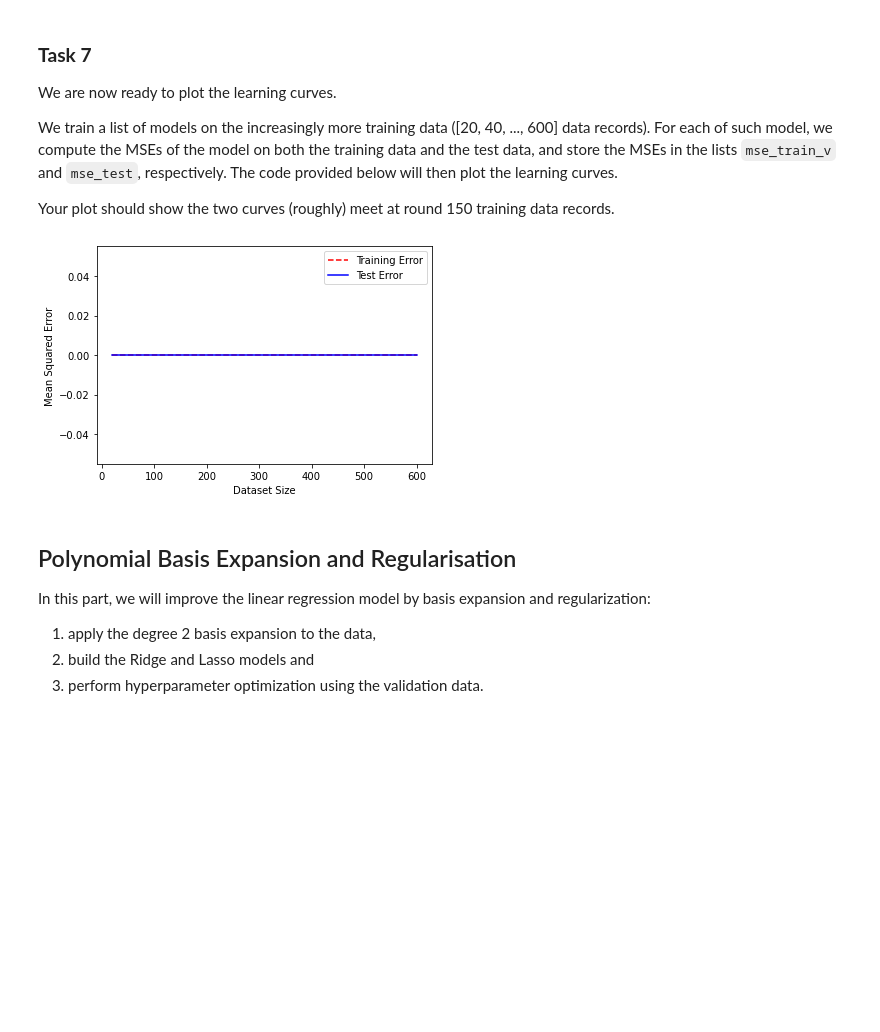
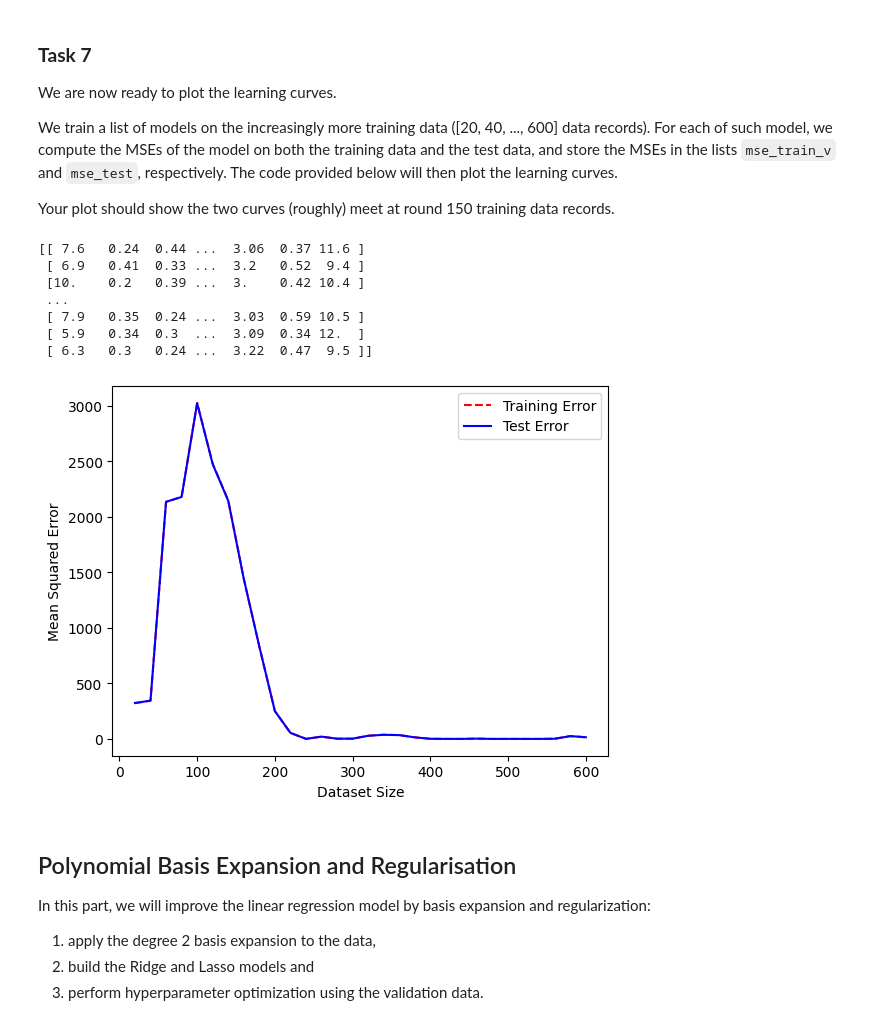
Before and after one commit to radubauzh/DataScience, a Jupyter notebook: Practical_1.ipynb, the cells around one changed output. Saved outputs shown, nothing was run; the diff lists cells and outputs as text; code cells hidden in the pictures; blank space fills up the shorter version.

```diff
--- a/Practical_1.ipynb
+++ b/Practical_1.ipynb
@@ -332,8 +332,13 @@ def train_and_test(X_train, y_train, X_test, y_test):
     ##### YOUR CODE STARTS HERE #######################
     ###################################################
     # Hints: use the functions you have implemented
-    mse_train = 0
-    mse_test = 0
+    X_train_std_n, X_train_mean_n, X_train_std_div_n = standardize_data(X_train)
+    X_test_std_n = (X_test-X_train_mean_n)/X_train_std_div_n
+
+    w_n = least_squares_compute_parameters(X_train_std_n, y_train)
+
+    mse_train = test_predictor(expand_with_ones(X_train_std_n), y_train, lambda x: linear_model_predictor(x, w))
+    mse_test = test_predictor(expand_with_ones(X_test_std_n), y_test, lambda x: linear_model_predictor(x, w))
     return mse_train, mse_test
     ###################################################
     ##### YOUR CODE ENDS HERE #########################
@@ -365,38 +370,44 @@ mse_train_v = []
 mse_test_v = []
 
 TRAINING_SIZE_MAX = 601
 TRAINING_SIZE_MIN = 20
 
 # compute the MSE over data with sizes from TRAINING_SIZE_MIN to TRAINING_SIZE_MAX with increasing step 20
 for train_size in range(TRAINING_SIZE_MIN, TRAINING_SIZE_MAX, 20):
     # TODO:
     #   1. use the first train_size data records from the X_train and y_train as the training data
     #   2. train and compute the MSE on both training and test data using the train_and_test function
     #   3. add the computed MSE to the lists mse_train_v and mse_test_v
     # The code below is just for compilation.
     # You need to replace it by your own code.
     ###################################################
     ##### YOUR CODE STARTS HERE #######################
     ###################################################
-    mse_train = 0
-    mse_test = 0
+    # Still wrong
+    mse_train, mse_test = train_and_test(X_train[:train_size], y_train[:train_size], X_test, y_test)
 
     mse_train_v.append(mse_train)
     mse_test_v.append(mse_test)
     ###################################################
     ##### YOUR CODE ENDS HERE #########################
     ###################################################
-
-
+print(X_train)
 # The below code generates the learning curves plot
 plt.plot(np.arange(TRAINING_SIZE_MIN, TRAINING_SIZE_MAX, 20), mse_train_v, 'r--', label="Training Error")
 plt.plot(np.arange(TRAINING_SIZE_MIN, TRAINING_SIZE_MAX, 20), mse_test_v, 'b-', label="Test Error")
 plt.legend(loc="upper right")
 plt.xlabel('Dataset Size')
 plt.ylabel('Mean Squared Error')
 plt.show()
 # %% [output]
+[[ 7.6   0.24  0.44 ...  3.06  0.37 11.6 ]
+ [ 6.9   0.41  0.33 ...  3.2   0.52  9.4 ]
+ [10.    0.2   0.39 ...  3.    0.42 10.4 ]
+ ...
+ [ 7.9   0.35  0.24 ...  3.03  0.59 10.5 ]
+ [ 5.9   0.34  0.3  ...  3.09  0.34 12.  ]
+ [ 6.3   0.3   0.24 ...  3.22  0.47  9.5 ]]
-[figure, old version]
+[figure, new version]
 # %% [markdown]
 ## Polynomial Basis Expansion and Regularisation
 
```
Also changed, not shown: parts of 1 cell of this notebook.
